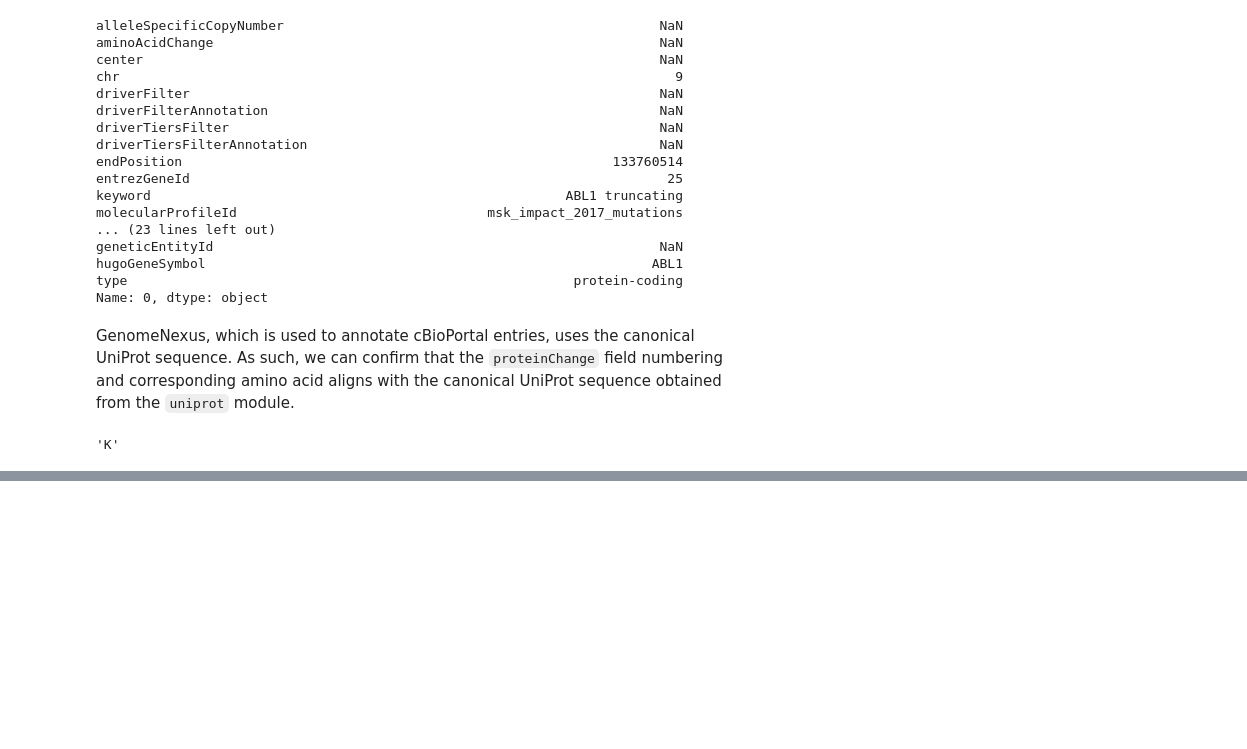
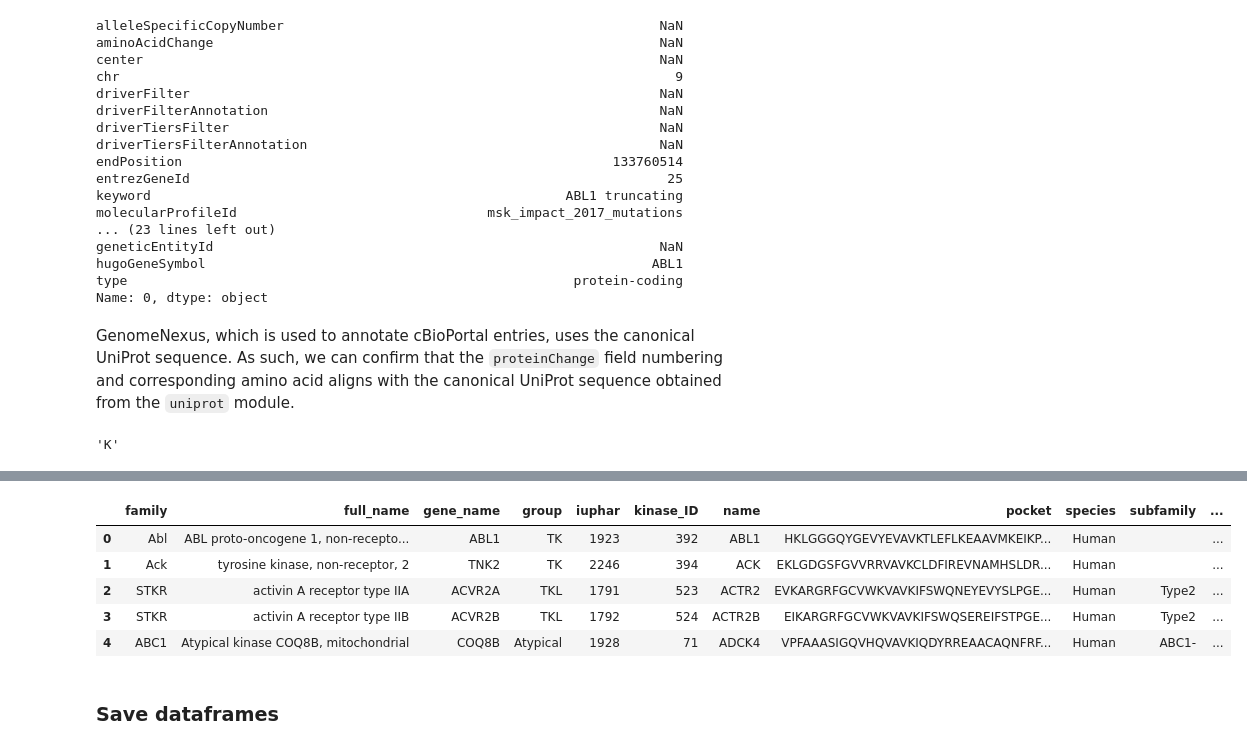
Before and after one commit to choderalab/missense-kinase-toolkit, a Jupyter notebook: notebooks/databases.ipynb, the cells around one changed output, grey strips where cells are left out. Drawn from its saved outputs; the diff is of its cells as text; code cells hidden in the pictures; blank space fills up the shorter version.

```diff
--- a/notebooks/databases.ipynb
+++ b/notebooks/databases.ipynb
@@ -141,0 +150,12 @@ uniprot.UniProt(df_kinhub["UniprotID"][0])._sequence[947-1]
+# %%
+list_uniprot, list_hgnc, list_sequence = [], [], []
+
+for index, row in tqdm(df_kinhub.iterrows(), total = df_kinhub.shape[0]):
+    list_uniprot.append(row["UniprotID"])
+    list_hgnc.append(row["HGNC Name"])
+    list_sequence.append(uniprot.UniProt(row["UniprotID"])._sequence)
+
+dict_uniprot = dict(zip(["uniprot_id", "hgnc_name", "canonical_sequence"],
+                        [list_uniprot, list_hgnc, list_sequence]))
+
+df_uniprot = pd.DataFrame.from_dict(dict_uniprot)
@@ -141,0 +164,7 @@ uniprot.UniProt(df_kinhub["UniprotID"][0])._sequence[947-1]
+# %%
+df_pfam = pd.DataFrame()
+for index, row in tqdm(df_kinhub.iterrows(), total = df_kinhub.shape[0]):
+    df_temp = pfam.Pfam(row["UniprotID"])._pfam
+    df_pfam = pd.concat([df_pfam, df_temp]).reset_index(drop=True)
+
+df_pfam["uniprot"] = df_pfam["uniprot"].str.upper()
@@ -141,0 +175,5 @@ uniprot.UniProt(df_kinhub["UniprotID"][0])._sequence[947-1]
+# %%
+df_klifs = pd.DataFrame()
+for index, row in tqdm(df_kinhub.iterrows(), total = df_kinhub.shape[0]):
+    df_temp = pd.DataFrame(klifs.KinaseInfo(row["HGNC Name"])._kinase_info, index=[0])
+    df_klifs = pd.concat([df_klifs, df_temp]).reset_index(drop=True)
@@ -141,0 +198,11 @@ uniprot.UniProt(df_kinhub["UniprotID"][0])._sequence[947-1]
+# %%
+df_klifs.head()
+# %% [output]
+|  | family | full_name | gene_name | group | iuphar | kinase_ID | name | pocket | species | subfamily | ... |
+| 0 | Abl | ABL proto-oncogene 1, non-recepto... | ABL1 | TK | 1923 | 392 | ABL1 | HKLGGGQYGEVYEVAVKTLEFLKEAAVMKEIKP... | Human |  | ... |
+| 1 | Ack | tyrosine kinase, non-receptor, 2 | TNK2 | TK | 2246 | 394 | ACK | EKLGDGSFGVVRRVAVKCLDFIREVNAMHSLDR... | Human |  | ... |
+| 2 | STKR | activin A receptor type IIA | ACVR2A | TKL | 1791 | 523 | ACTR2 | EVKARGRFGCVWKVAVKIFSWQNEYEVYSLPGE... | Human | Type2 | ... |
+| 3 | STKR | activin A receptor type IIB | ACVR2B | TKL | 1792 | 524 | ACTR2B | EIKARGRFGCVWKVAVKIFSWQSEREIFSTPGE... | Human | Type2 | ... |
+| 4 | ABC1 | Atypical kinase COQ8B, mitochondrial | COQ8B | Atypical | 1928 | 71 | ADCK4 | VPFAAASIGQVHQVAVKIQDYRREAACAQNFRF... | Human | ABC1- | ... |
+# %% [markdown]
+### Save dataframes
```
Also changed, not shown: parts of 10 cells of this notebook, 1 other file.
